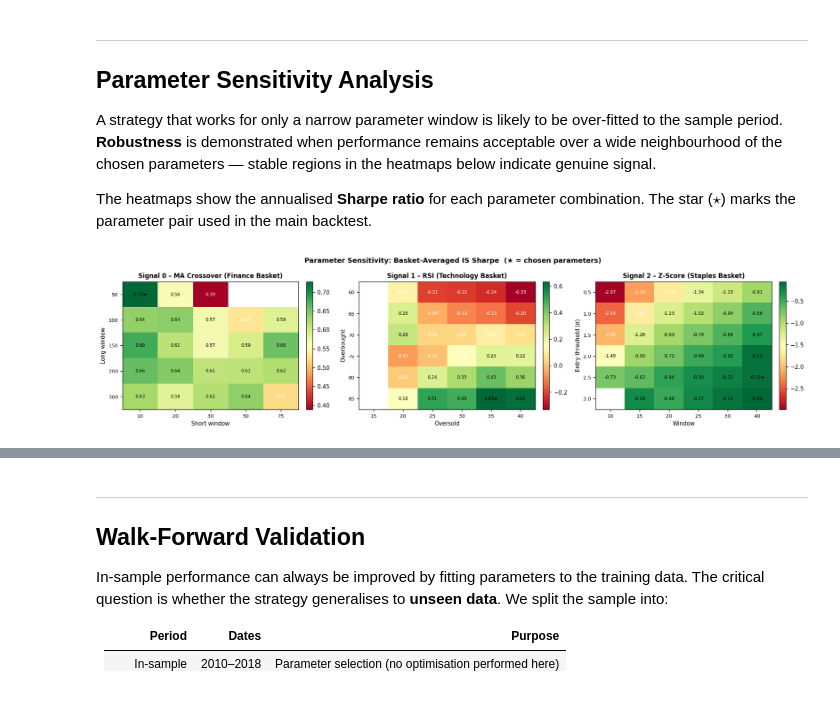
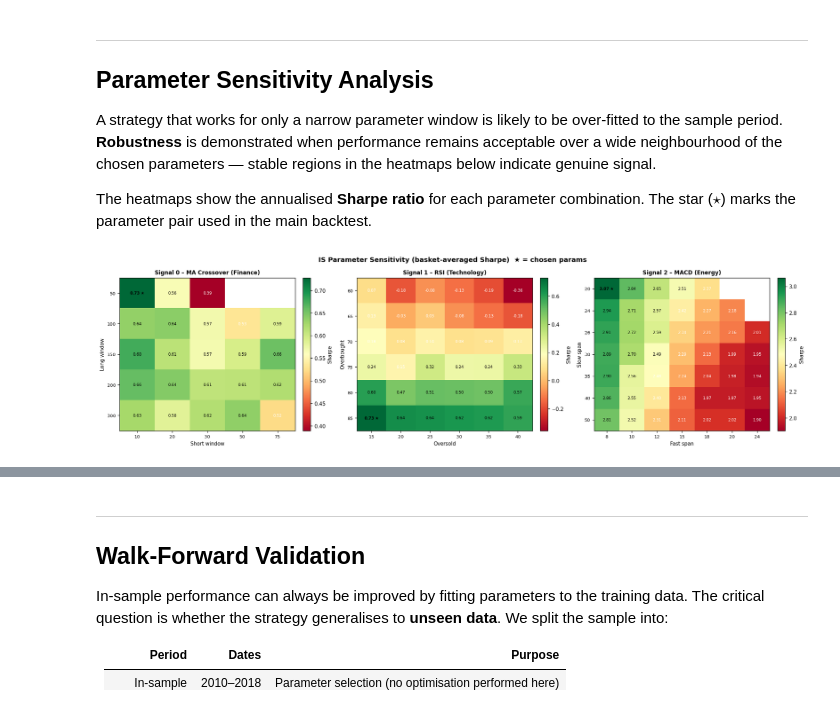
Before and after one commit to daan1shh/Computational-Finance, a Jupyter notebook: assessment_notebook.ipynb, the cells around one changed output, grey strips where cells are left out. Drawn from its saved outputs; the diff is of its cells as text; code cells hidden in the pictures.

```diff
--- a/assessment_notebook.ipynb
+++ b/assessment_notebook.ipynb
@@ -308,11 +347,18 @@ Signal activity (fraction of days in market):
 # ── TRANSACTION COST MODEL ───────────────────────────────────────────────────
 # A round-trip cost of 0.1% (10 basis points) is conservative for large-cap
 # US equities. It aggregates three cost components:
-#   1. Bid-ask spread   : ~1–5 bps per leg for AAPL/JPM/MSFT
+#   1. Bid-ask spread   : ~1–5 bps per leg for large-cap equities
 #   2. Broker commissions: negligible at institutional scale, ~0–1 bps
 #   3. Market-impact     : 2–5 bps for orders <0.1% of daily volume
 # The cost is deducted from gross daily returns on each day a position changes.
 TRADE_COST = 0.001   # 10 bps per trade (one-way)
+
+# Daily price ratios used by hold_trades() to mark positions to market.
+# Columns are in tickers order: [BRK-B, JPM, AMD, CRM, XOM, CVX, ^GSPC].
+# price_change[:-1] therefore gives the 6 traded-stock ratios; ^GSPC (last) is
+# excluded there and used separately as the benchmark.
+df_price_changes = df_prices / df_prices.shift(1)
+df_price_changes.iloc[0] = 1.0   # first row has no prior day — set to neutral
 # %%
 # ALLOCATE CAPITAL AND COMPUTE RESULTING POSITIONS
 initial_cash = 1.0
@@ -632,54 +683,93 @@ def _basket_sharpe(signal_fn, basket_tickers, params):
         px  = df_prices[t][_is_mask].to_numpy()
         dr  = np.concatenate(([0.0], px[1:] / px[:-1] - 1))
         ret = (dr * sig['signal'].to_numpy())[1:]
         s   = module.compute_sharpe(ret)
         if not np.isnan(s):
             scores.append(s)
     return np.mean(scores) if scores else np.nan
 
-# Signal 0: MA Crossover — Finance basket
+def draw_heatmap(ax, data, row_labels, col_labels, row_title, col_title,
+                 title, star_row, star_col):
+    vmin = float(np.nanmin(data)) if not np.all(np.isnan(data)) else -1
+    vmax = float(np.nanmax(data)) if not np.all(np.isnan(data)) else  1
+    im = ax.imshow(data, aspect='auto', cmap='RdYlGn', vmin=vmin, vmax=vmax)
+    ax.set_xticks(range(len(col_labels))); ax.set_xticklabels(col_labels, fontsize=8)
+    ax.set_yticks(range(len(row_labels))); ax.set_yticklabels(row_labels, fontsize=8)
+    ax.set_xlabel(col_title, fontsize=9); ax.set_ylabel(row_title, fontsize=9)
+    ax.set_title(title, fontsize=10, fontweight='bold')
+    mid = (vmin + vmax) / 2
+    for r in range(data.shape[0]):
+        for c in range(data.shape[1]):
+            if not np.isnan(data[r, c]):
+                tag = ' ★' if (r == star_row and c == star_col) else ''
+                tc  = 'black' if data[r, c] > mid else 'white'
+                ax.text(c, r, f'{data[r,c]:.2f}{tag}', ha='center', va='center',
+                        fontsize=7, color=tc,
+                        fontweight='bold' if tag else 'normal')
+    plt.colorbar(im, ax=ax, fraction=0.046, pad=0.04, label='Sharpe')
+
+# ── Signal 0: MA Crossover — Finance basket ──────────────────────────────────
 short_windows = [10, 20, 30, 50, 75]
 long_windows  = [50, 100, 150, 200, 300]
 ma_sharpe = np.full((len(long_windows), len(short_windows)), np.nan)
 for li, lw in enumerate(long_windows):
     for si, sw in enumerate(short_windows):
-        if sw >= lw:
-            continue
+        if sw >= lw: continue
         ma_sharpe[li, si] = _basket_sharpe(module.ma_signal, FINANCE_TICKERS,
                                            {'short_window': sw, 'long_window': lw})
 
-# Signal 1: RSI — Technology basket
+# ── Signal 1: RSI — Technology basket ────────────────────────────────────────
 oversold_levels   = [15, 20, 25, 30, 35, 40]
 overbought_levels = [60, 65, 70, 75, 80, 85]
 rsi_sharpe = np.full((len(overbought_levels), len(oversold_levels)), np.nan)
 for oi, ob in enumerate(overbought_levels):
     for si, os_ in enumerate(oversold_levels):
-        if os_ >= ob:
-            continue
+        if os_ >= ob: continue
         rsi_sharpe[oi, si] = _basket_sharpe(module.rsi_signal, TECH_TICKERS,
                                             {'period': 14, 'oversold': os_, 'overbought': ob})
 
-# Signal 2: Z-Score — Energy basket
-macd_fast_vals   = [10, 15, 20, 30, 40]
-macd_slow_vals = [0.5, 0.75, 1.0, 1.5, 2.0]
-macd_sharpe     = np.full((len(macd_slow_vals), len(macd_fast_vals)), np.nan)
-ex_fixed = _best_macd.get('signal_span', 0.0)
-for ei, en in enumerate(macd_slow_vals):
-    for wi, w in enumerate(macd_fast_vals):
+# ── Signal 2: MACD — Energy basket ───────────────────────────────────────────
+macd_fast_vals = [8, 10, 12, 15, 18, 20, 24]
+macd_slow_vals = [20, 24, 26, 30, 35, 40, 50]
+ex_fixed       = int(_best_macd.get('signal_span', 9))
+macd_sharpe    = np.full((len(macd_slow_vals), len(macd_fast_vals)), np.nan)
+for ei, sl in enumerate(macd_slow_vals):
+    for wi, fs in enumerate(macd_fast_vals):
+        if fs >= sl: continue
         macd_sharpe[ei, wi] = _basket_sharpe(module.macd_signal, ENERGY2_TICKERS,
-                                           {'fast_span': w, 'slow_span': en,
-                                            'signal_span': ex_fixed})
+                                             {'fast_span': fs, 'slow_span': sl,
+                                              'signal_span': ex_fixed})
+
+# ── Draw heatmaps ─────────────────────────────────────────────────────────────
+fig, axes = plt.subplots(1, 3, figsize=(18, 5))
+fig.suptitle('IS Parameter Sensitivity (basket-averaged Sharpe)  ★ = chosen params',
+             fontsize=12, fontweight='bold')
+
+draw_heatmap(axes[0], ma_sharpe,
+             [str(l) for l in long_windows], [str(s) for s in short_windows],
+             'Long window', 'Short window',
+             'Signal 0 – MA Crossover (Finance)',
+             star_row=long_windows.index(_best_ma['long_window']),
+             star_col=short_windows.index(_best_ma['short_window']))
+
+draw_heatmap(axes[1], rsi_sharpe,
+             [str(o) for o in overbought_levels], [str(o) for o in oversold_levels],
+             'Overbought', 'Oversold',
+             'Signal 1 – RSI (Technology)',
+             star_row=overbought_levels.index(_best_rsi['overbought']),
+             star_col=oversold_levels.index(_best_rsi['oversold']))
+
 draw_heatmap(axes[2], macd_sharpe,
-             [str(n) for n in zs_thresholds], [str(w) for w in zs_windows],
-             'Entry threshold (σ)', 'Window',
-             'Signal 2 – Z-Score (Telecom Basket)',
-             star_row=zs_thresholds.index(_best_macd['slow_span']),
-             star_col=zs_windows.index(_best_macd['fast_span']))
+             [str(s) for s in macd_slow_vals], [str(f) for f in macd_fast_vals],
+             'Slow span', 'Fast span',
+             'Signal 2 – MACD (Energy)',
+             star_row=macd_slow_vals.index(_best_macd['slow_span']),
+             star_col=macd_fast_vals.index(_best_macd['fast_span']))
 
 plt.tight_layout()
 plt.show()
 # %% [output]
-[figure, old version]
+[figure, new version]
 # %%
 # ── DEFLATED SHARPE RATIO (Multiple-Testing Correction) ──────────────────────
 # Searching a parameter grid inflates the best observed Sharpe by selection luck.
```
Also changed, not shown: parts of 10 cells of this notebook, 11 other files.
